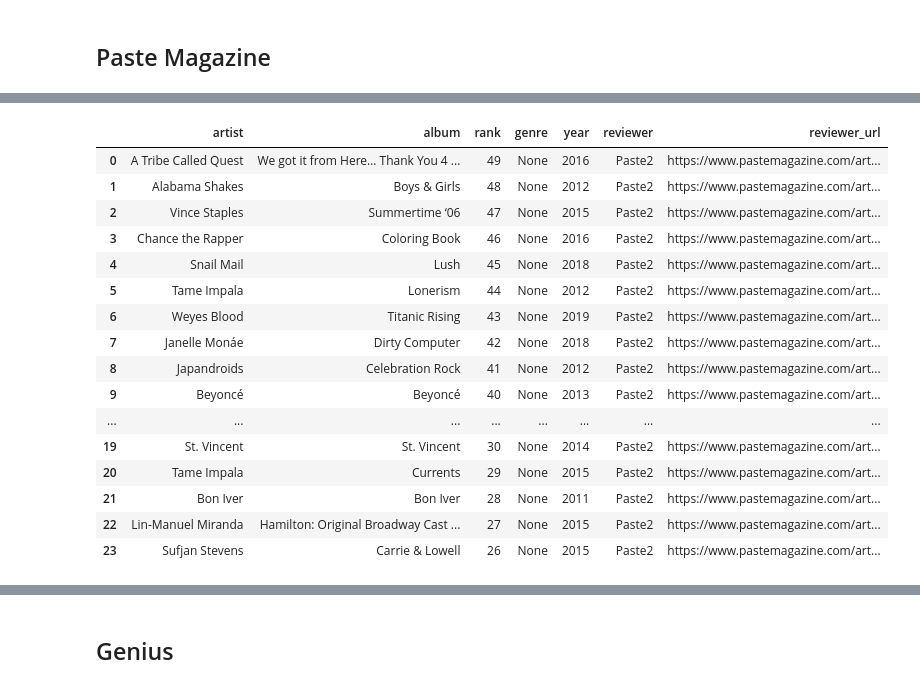
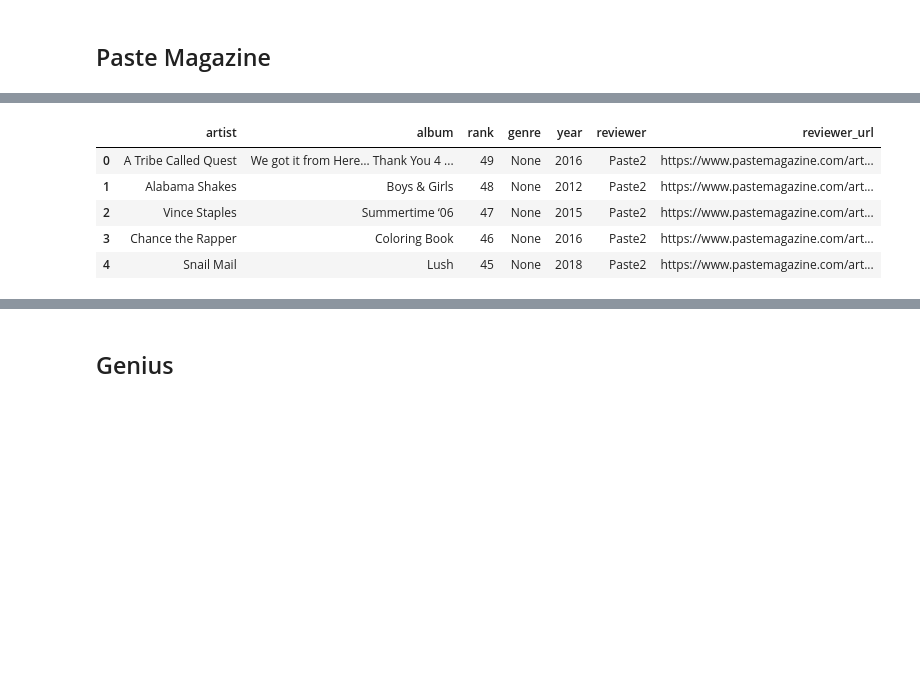
Before and after one commit to awray3/albums2010-2019, a Jupyter notebook: TopAlbums.ipynb, the cells around one changed output, grey strips where cells are left out. Saved outputs shown, nothing was run; the diff lists cells and outputs as text; code cells hidden in the pictures; blank space fills up the shorter version.

```diff
--- a/TopAlbums.ipynb
+++ b/TopAlbums.ipynb
@@ -267,33 +234,22 @@ paste_2.df
 # %%
 paste_3.create_tags("b", class_="big")
 
 paste_3.trim("strings", "1234567890. ")
 paste_3.split(": ")
 paste_3.transpose()
 paste_3.extract_year_from_paren("albums")
 paste_3.apply("albums", remove_parentheses)
 paste_3.create_df(ranks(100)[51:75])
 
 # paste_3.print_data()
-paste_3.df
+paste_3.df.head()
 # %% [output]
 |  | artist | album | rank | genre | year | reviewer | reviewer_url |
 | 0 | A Tribe Called Quest | We got it from Here… Thank You 4 ... | 49 | None | 2016 | Paste2 | https://www.pastemagazine.com/art... |
 | 1 | Alabama Shakes | Boys & Girls | 48 | None | 2012 | Paste2 | https://www.pastemagazine.com/art... |
 | 2 | Vince Staples | Summertime ‘06 | 47 | None | 2015 | Paste2 | https://www.pastemagazine.com/art... |
 | 3 | Chance the Rapper | Coloring Book | 46 | None | 2016 | Paste2 | https://www.pastemagazine.com/art... |
 | 4 | Snail Mail | Lush | 45 | None | 2018 | Paste2 | https://www.pastemagazine.com/art... |
-| 5 | Tame Impala | Lonerism | 44 | None | 2012 | Paste2 | https://www.pastemagazine.com/art... |
-| 6 | Weyes Blood | Titanic Rising | 43 | None | 2019 | Paste2 | https://www.pastemagazine.com/art... |
-| 7 | Janelle Monáe | Dirty Computer | 42 | None | 2018 | Paste2 | https://www.pastemagazine.com/art... |
-| 8 | Japandroids | Celebration Rock | 41 | None | 2012 | Paste2 | https://www.pastemagazine.com/art... |
-| 9 | Beyoncé | Beyoncé | 40 | None | 2013 | Paste2 | https://www.pastemagazine.com/art... |
-| ... | ... | ... | ... | ... | ... | ... | ... |
-| 19 | St. Vincent | St. Vincent | 30 | None | 2014 | Paste2 | https://www.pastemagazine.com/art... |
-| 20 | Tame Impala | Currents | 29 | None | 2015 | Paste2 | https://www.pastemagazine.com/art... |
-| 21 | Bon Iver | Bon Iver | 28 | None | 2011 | Paste2 | https://www.pastemagazine.com/art... |
-| 22 | Lin-Manuel Miranda | Hamilton: Original Broadway Cast ... | 27 | None | 2015 | Paste2 | https://www.pastemagazine.com/art... |
-| 23 | Sufjan Stevens | Carrie & Lowell | 26 | None | 2015 | Paste2 | https://www.pastemagazine.com/art... |
 # %%
 paste_4.create_tags("b", class_="big")
 
```
Also changed, not shown: parts of 79 cells of this notebook.
